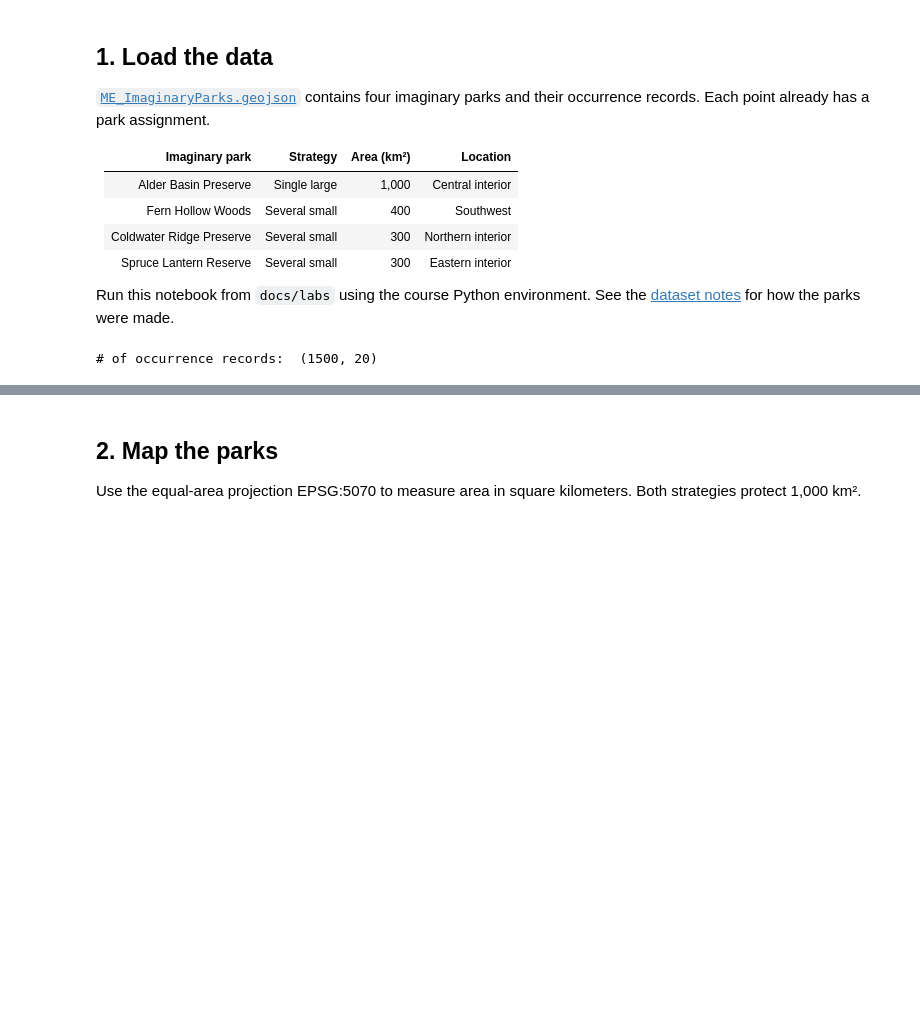
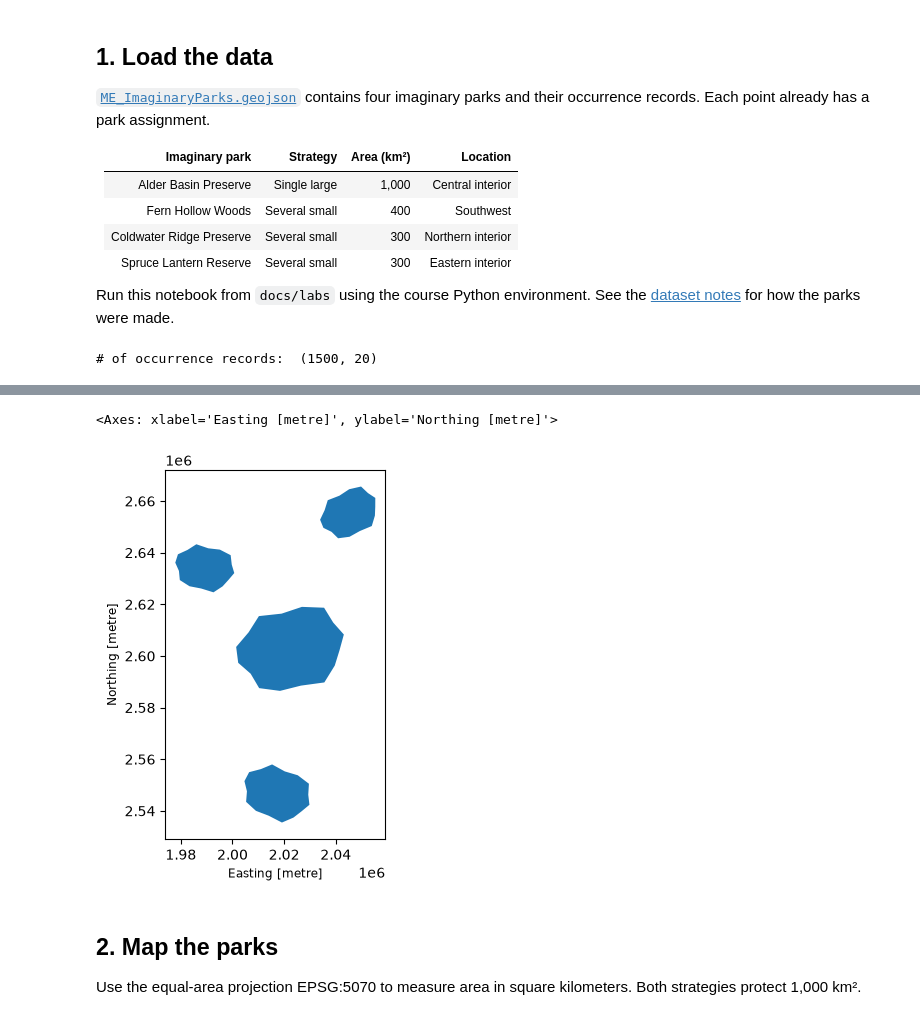
Before and after one commit to Braeclin/BIO597-SpatialBiodiversity, a Jupyter notebook: docs/labs/Lab10-CommunityComposition.ipynb, the cells around one changed output, grey strips where cells are left out. Saved outputs shown, nothing was run; the diff lists cells and outputs as text; code cells hidden in the pictures; blank space fills up the shorter version.

```diff
--- a/docs/labs/Lab10-CommunityComposition.ipynb
+++ b/docs/labs/Lab10-CommunityComposition.ipynb
@@ -67,6 +67,6 @@ print("# of occurrence records: ", records.shape)
 # Keep a list of the parks in order for later
 park_order = list(parks.index)
 
-parks.explore()
+parks.plot()
 # %% [output]
 # of occurrence records:  (1500, 20)
@@ -74,3 +73,5 @@ parks.explore()
+<Axes: xlabel='Easting [metre]', ylabel='Northing [metre]'>
+[figure, added]
 # %% [markdown]
 ## 2. Map the parks
 
```
Also changed, not shown: parts of 4 cells of this notebook.
